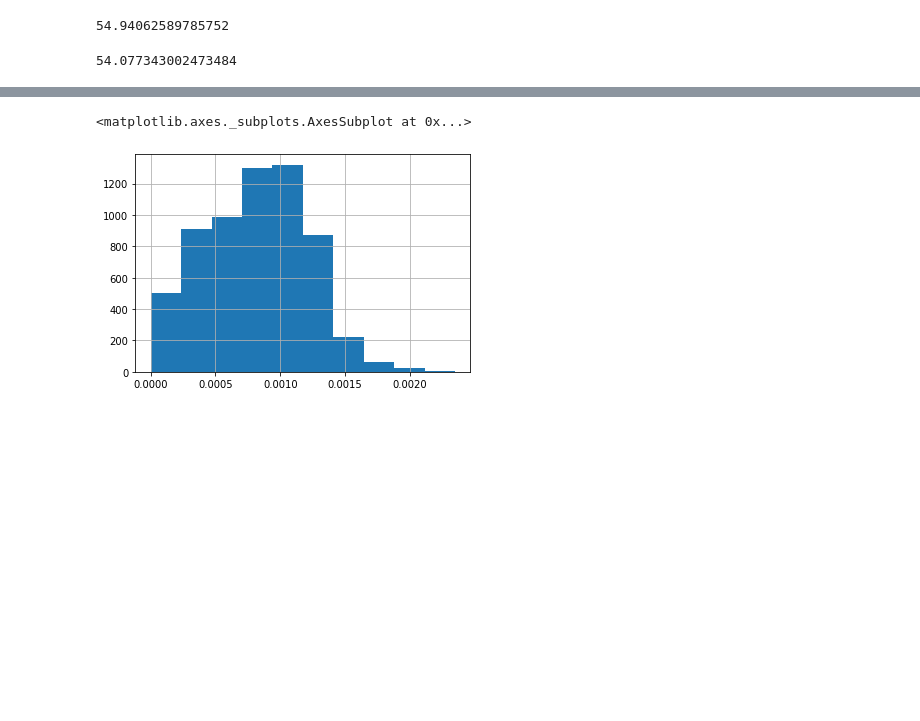
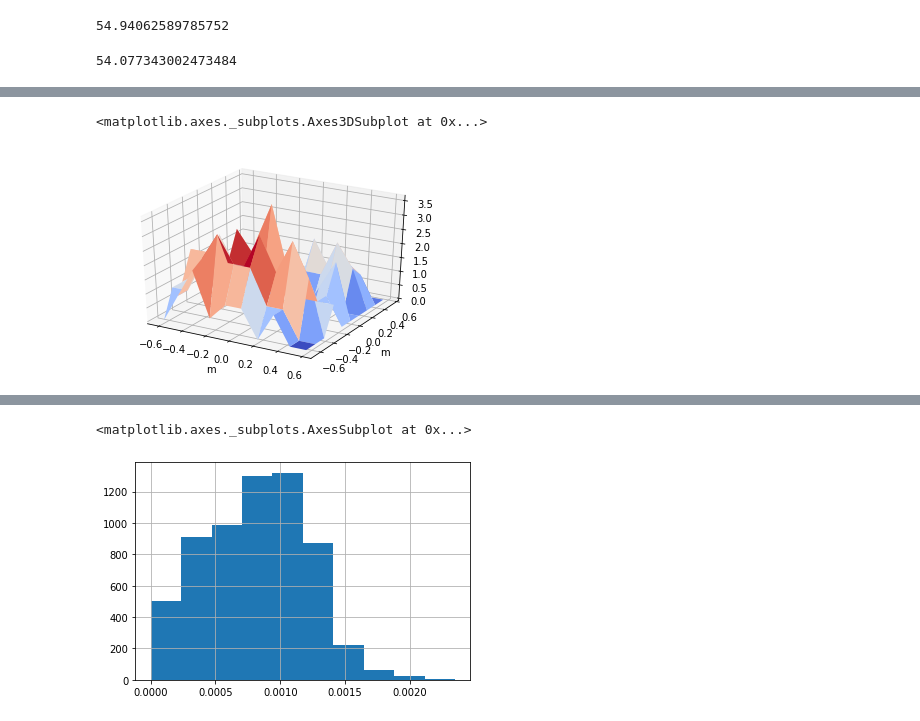
Before and after one commit to sazio/Transients, a Jupyter notebook: Python/DynamicTimeWarping.ipynb, the cells around one changed output, grey strips where cells are left out. Cells and saved outputs as stored; diff of their text form; code cells hidden in the pictures; blank space fills up the shorter version.

```diff
--- a/Python/DynamicTimeWarping.ipynb
+++ b/Python/DynamicTimeWarping.ipynb
@@ -129,0 +142,5 @@ traja.smooth_sg(seq1t).plot(x = "x", y = "y", figsize = (15,10))
+# %%
+traja.plotting.plot_surface(seq2t)
+# %% [output]
+<matplotlib.axes._subplots.Axes3DSubplot at 0x...>
+[figure, added]
```
Also changed, not shown: parts of 18 cells of this notebook.
